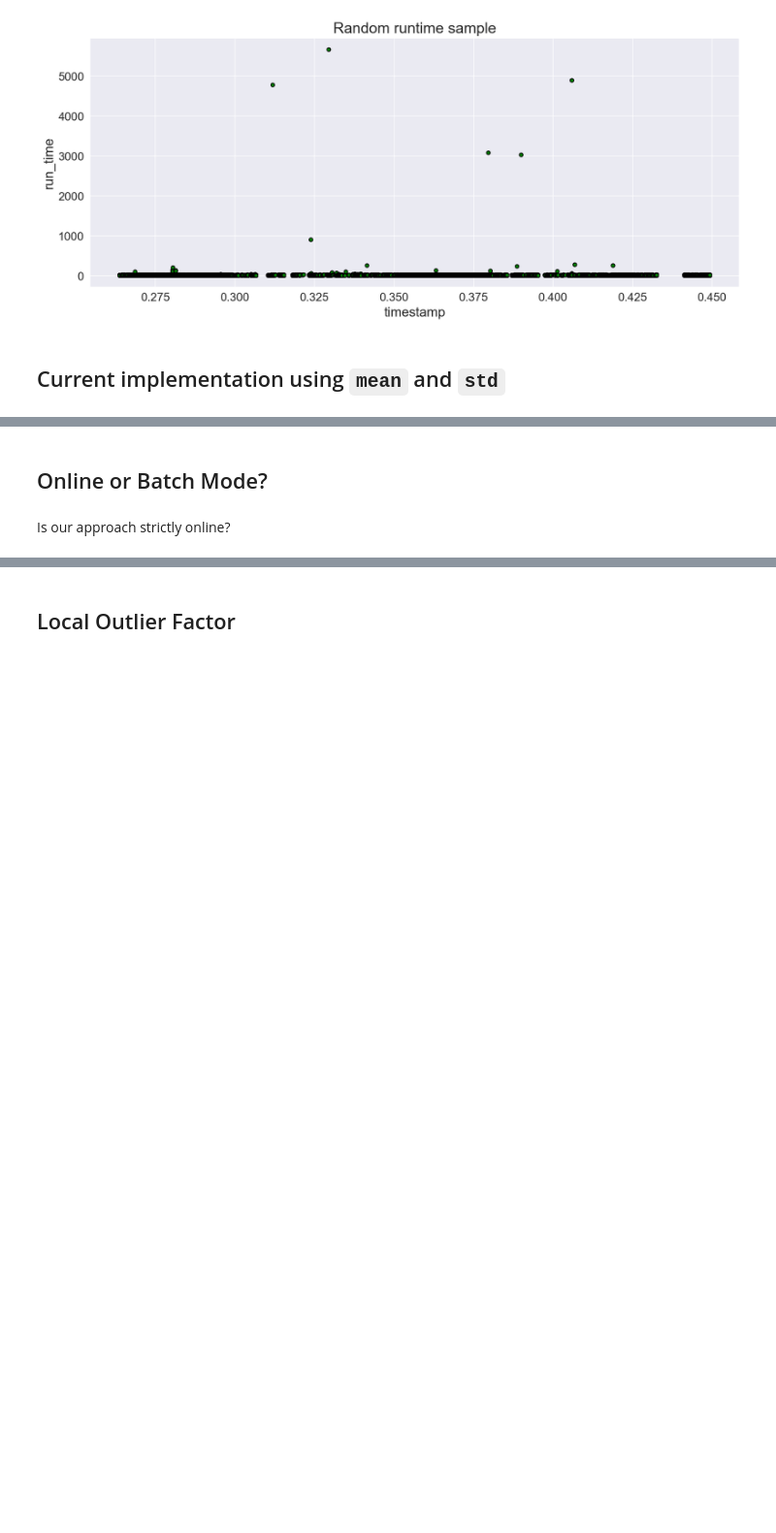
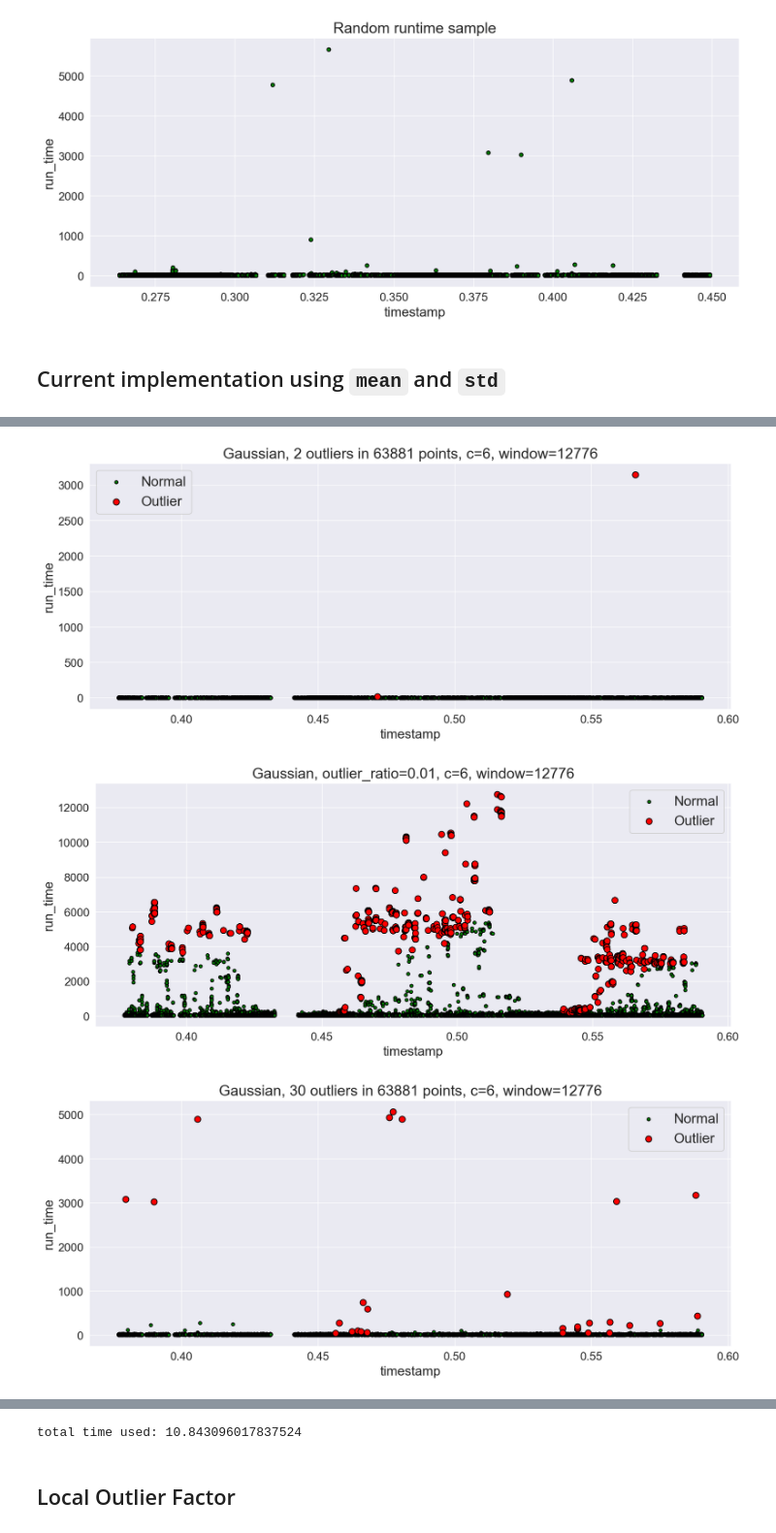
Before and after one commit to CODARcode/PerformanceAnalysis, a Jupyter notebook: jupyter/Anomaly_Detection.ipynb, the cells around one changed output, grey strips where cells are left out. Shown at 97% size. Cells and saved outputs as stored; diff of their text form; code cells hidden in the pictures; blank space fills up the shorter version.

```diff
--- a/jupyter/Anomaly_Detection.ipynb
+++ b/jupyter/Anomaly_Detection.ipynb
@@ -68,7 +88,7 @@ We use aggregation mode, i.e., data from all nodes will aggregate for anomaly de
 
 We select some portions of the data for the testing different algorithms (without changing the original data distribution).
 # %%
-def sample_portion(df, n_gram, frac = 0.03, seed=1):
+def sample_portion(df, n_gram, frac = 0.2, seed=1):
     df_ = df[df['kl'] == n_gram]
     # total length of the sample
     length = int(len(df_) * frac)
@@ -134,8 +155,12 @@ def moving_gaussian(df, window_frac = 0.2, c = 6):
 
     return outlier, normal
 # %%
+import time
+start = time.time()
 for i in range(len(subset)):
     func = freq.iloc[i]['n_gram']
-    sample = sample_portion(df, func, seed = 11*i)
-    moving_gaussian(sample);
+    sample = sample_portion(df, func, )
+    moving_gaussian(sample, plot=False);
+end = time.time()
+print("total time used: {}".format(end - start))
 # %% [output]
@@ -153,4 +168,13 @@ for i in range(len(subset)):
-# %% [markdown]
-## Online or Batch Mode?
-# %% [markdown]
-Is our approach strictly online?
+# %%
+import time
+start = time.time()
+for i in range(len(subset)):
+    func = freq.iloc[i]['n_gram']
+    sample = sample_portion(df, func, )
+    moving_gaussian(sample, plot=True);
+end = time.time()
+print("total time used: {}".format(end - start))
+# %% [output]
+[figure, added]
+[figure, added]
+[figure, added]
@@ -157,3 +189,4 @@ Is our approach strictly online?
+total time used: 10.843096017837524
 # %% [markdown]
 ## Local Outlier Factor
 # %% [markdown]
```
Also changed, not shown: parts of 12 cells of this notebook, 2 other files.
